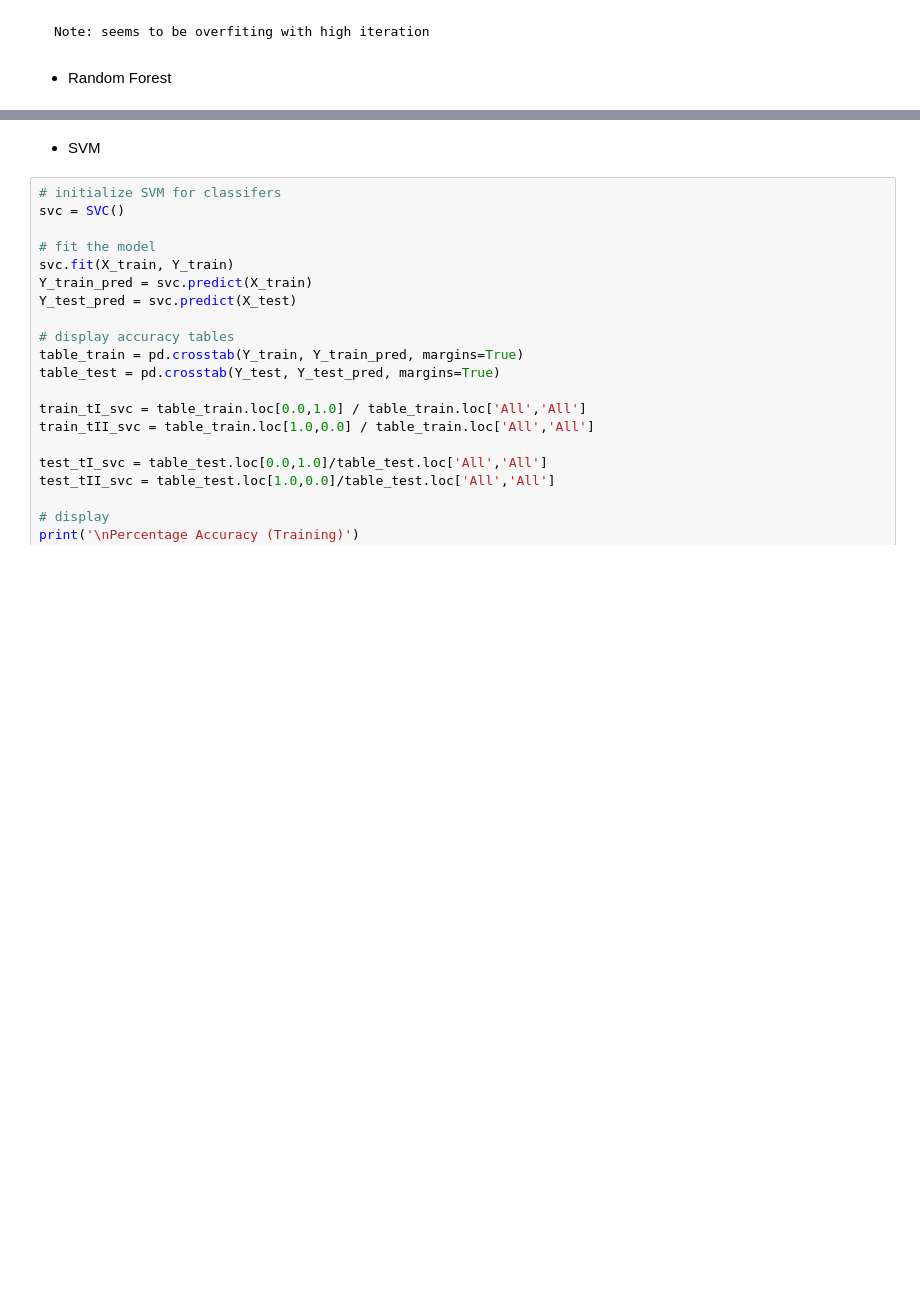
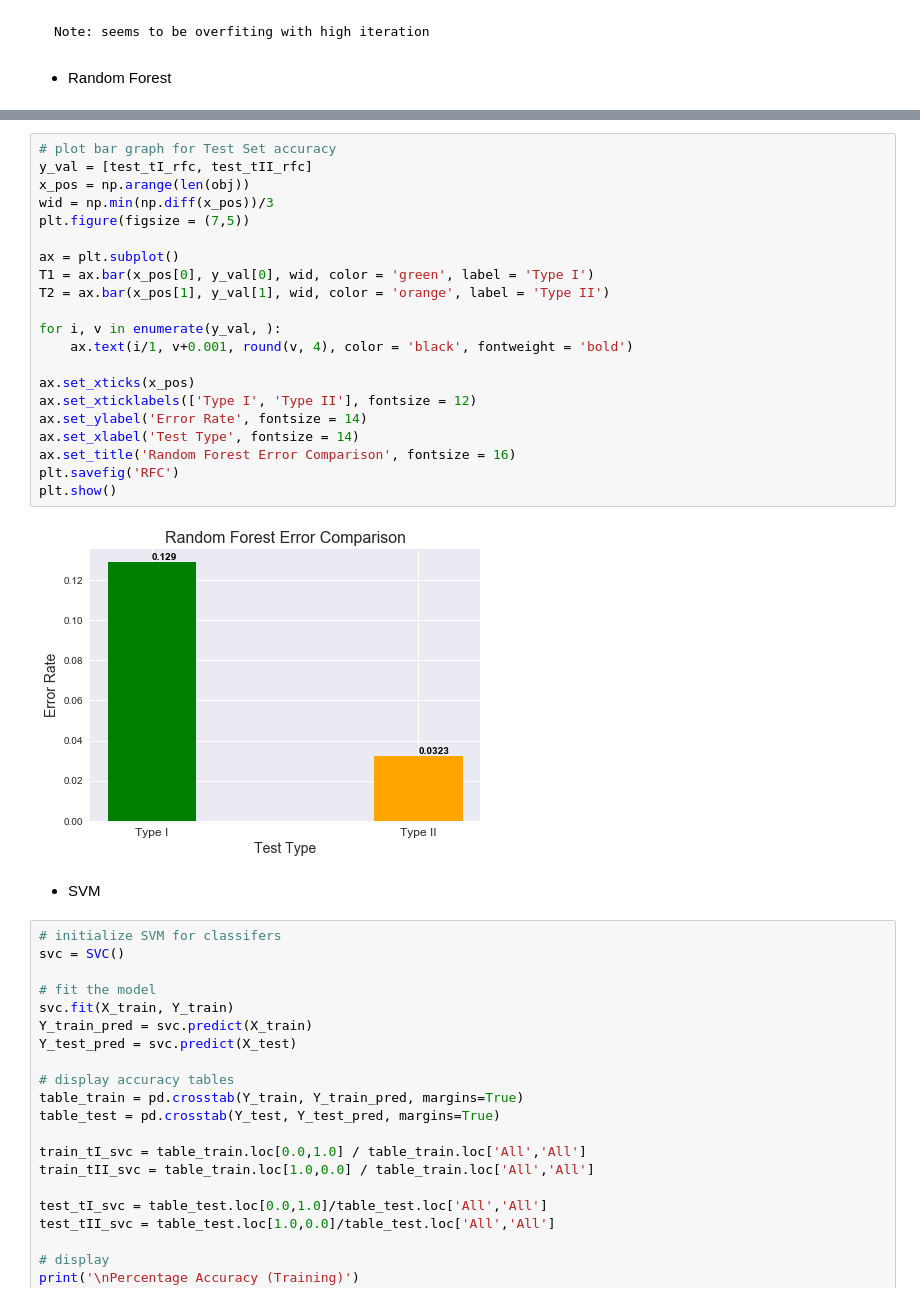
Before and after one commit to Mike1014/Find-the-Optimal-Model-to-Analyze-Heart-Disease, a Jupyter notebook: Capstone (Supervised Learning).ipynb, the cells around one changed output, grey strips where cells are left out. Saved outputs shown, nothing was run; the diff lists cells and outputs as text; blank space fills up the shorter version.

```diff
--- a/Capstone (Supervised Learning).ipynb
+++ b/Capstone (Supervised Learning).ipynb
@@ -489,3 +545,26 @@ Num
+# %%
+# plot bar graph for Test Set accuracy
+y_val = [test_tI_rfc, test_tII_rfc]
+x_pos = np.arange(len(obj))
+wid = np.min(np.diff(x_pos))/3
+plt.figure(figsize = (7,5))
+
+ax = plt.subplot()
+T1 = ax.bar(x_pos[0], y_val[0], wid, color = 'green', label = 'Type I')
+T2 = ax.bar(x_pos[1], y_val[1], wid, color = 'orange', label = 'Type II')
+
+for i, v in enumerate(y_val, ):
+    ax.text(i/1, v+0.001, round(v, 4), color = 'black', fontweight = 'bold')
+
+ax.set_xticks(x_pos)
+ax.set_xticklabels(['Type I', 'Type II'], fontsize = 12)
+ax.set_ylabel('Error Rate', fontsize = 14)
+ax.set_xlabel('Test Type', fontsize = 14)
+ax.set_title('Random Forest Error Comparison', fontsize = 16)
+plt.savefig('RFC')
+plt.show()
+# %% [output]
+[figure, added]
 # %% [markdown]
 * SVM
 # %%
```
Also changed, not shown: parts of 30 cells of this notebook, 1 other file.
